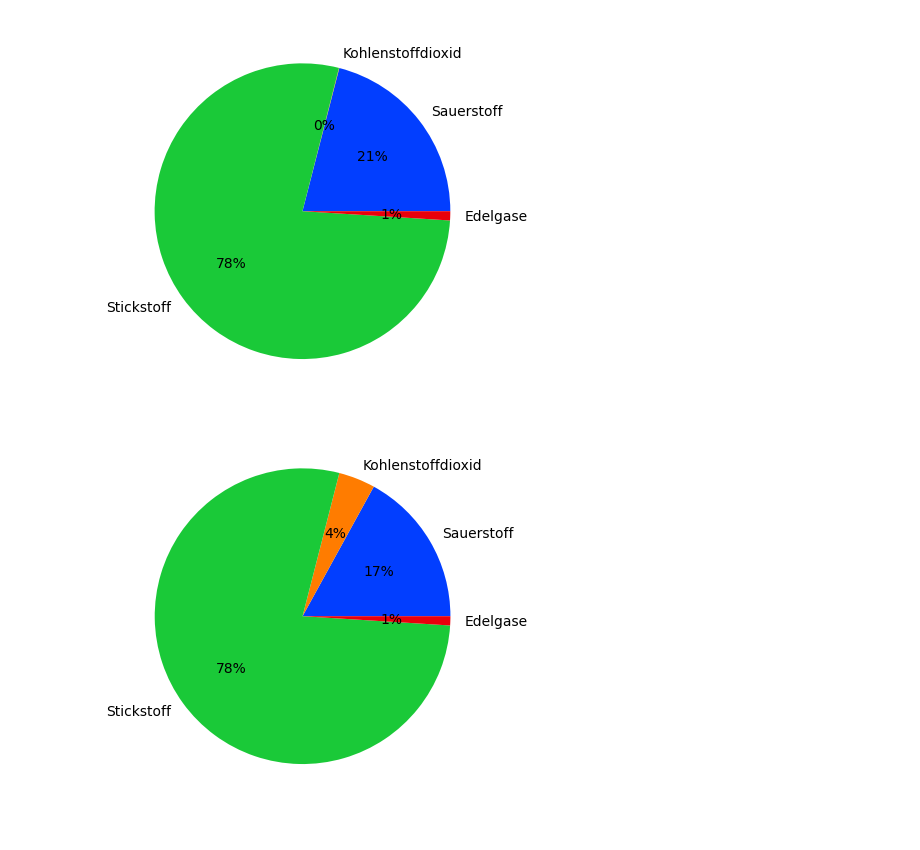
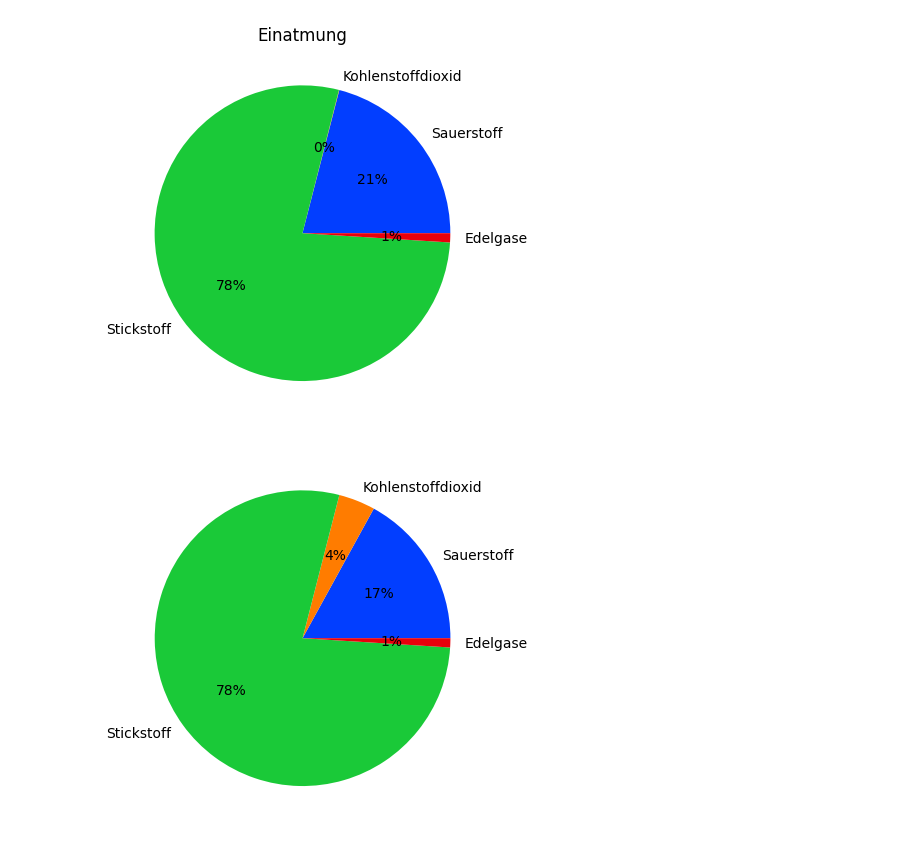
Before and after one commit to DonPedroDado/VSCode, a Jupyter notebook: biologie.ipynb, the cells around one changed output. Cells and saved outputs as stored; diff of their text form; code cells hidden in the pictures.

```diff
--- a/biologie.ipynb
+++ b/biologie.ipynb
@@ -4,14 +4,15 @@ import seaborn as sn
 # %%
 data = [21, .04, 78, 1]
 keys = ['Sauerstoff', 'Kohlenstoffdioxid', 'Stickstoff', 'Edelgase']
 
 palette_color = sn.color_palette('bright')
 
 plt.pie(data, labels=keys, colors=palette_color, autopct='%.0f%%')
 
+plt.title("Einatmung")
 plt.show()
 # %% [output]
-[figure, old version]
+[figure, new version]
 # %%
 data1 = [17, 4, 78, 1]
 keys2 = ['Sauerstoff', 'Kohlenstoffdioxid', 'Stickstoff', 'Edelgase']
```
Also changed, not shown: parts of 3 cells of this notebook.
